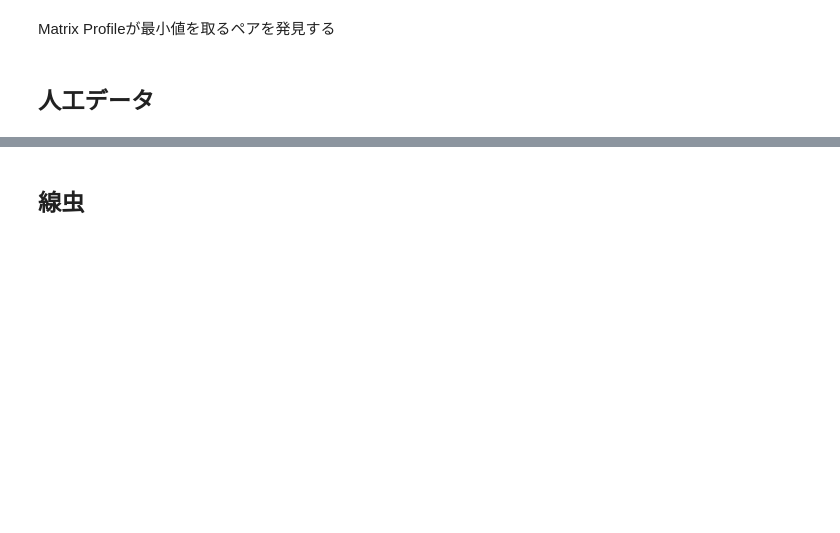
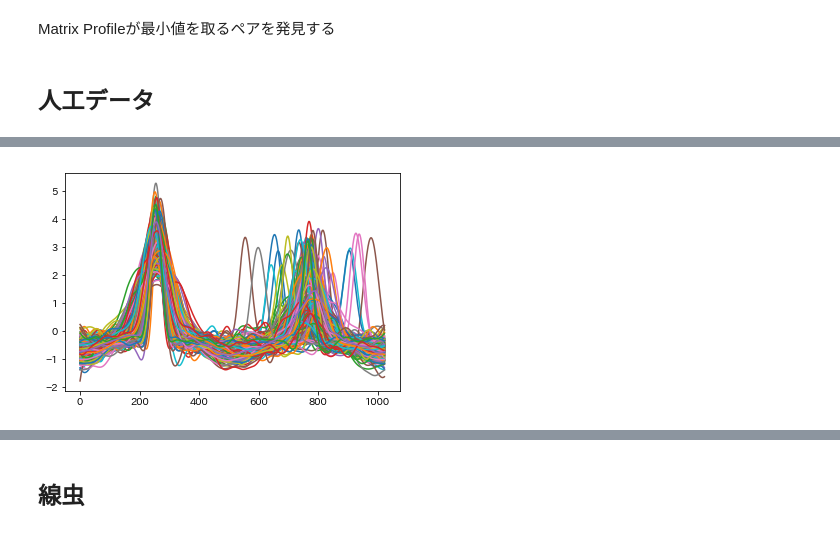
Before and after one commit to pyst1g/subsequence_detection, a Jupyter notebook: MP/test.ipynb, the cells around one changed output, grey strips where cells are left out. Drawn from its saved outputs; the diff is of its cells as text; code cells hidden in the pictures; blank space fills up the shorter version.

```diff
--- a/MP/test.ipynb
+++ b/MP/test.ipynb
@@ -135,3 +215,5 @@ a = np.concatenate([disP[:,:31],disP[:,:31].T], axis=0)
 # %%
-plt.plot(a.min(axis=1).T)
+plt.plot(HandOut[label==2].T)
 plt.show()
+# %% [output]
+[figure, added]
```
Also changed, not shown: parts of 32 cells of this notebook.
